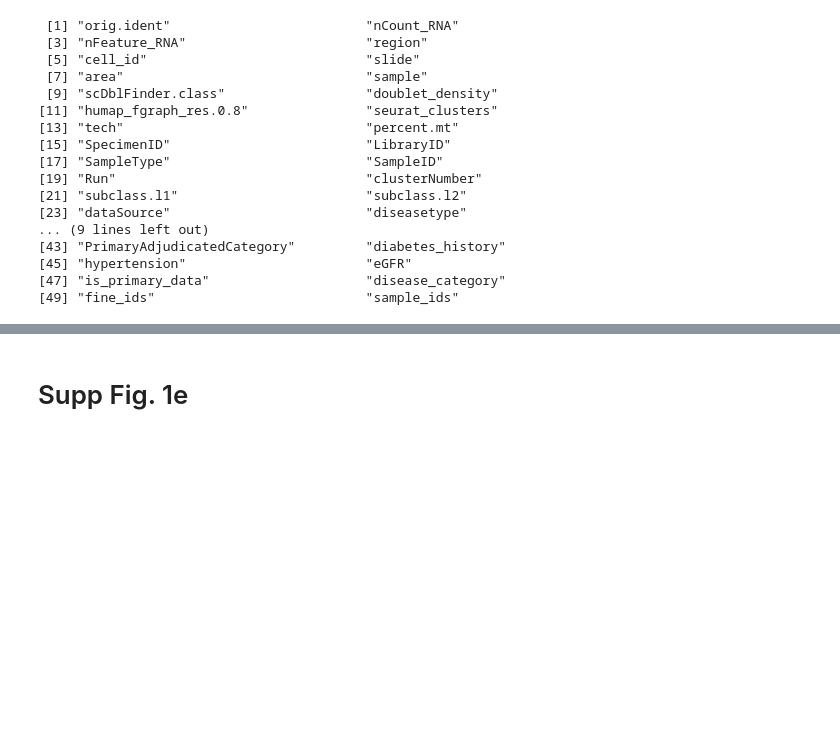
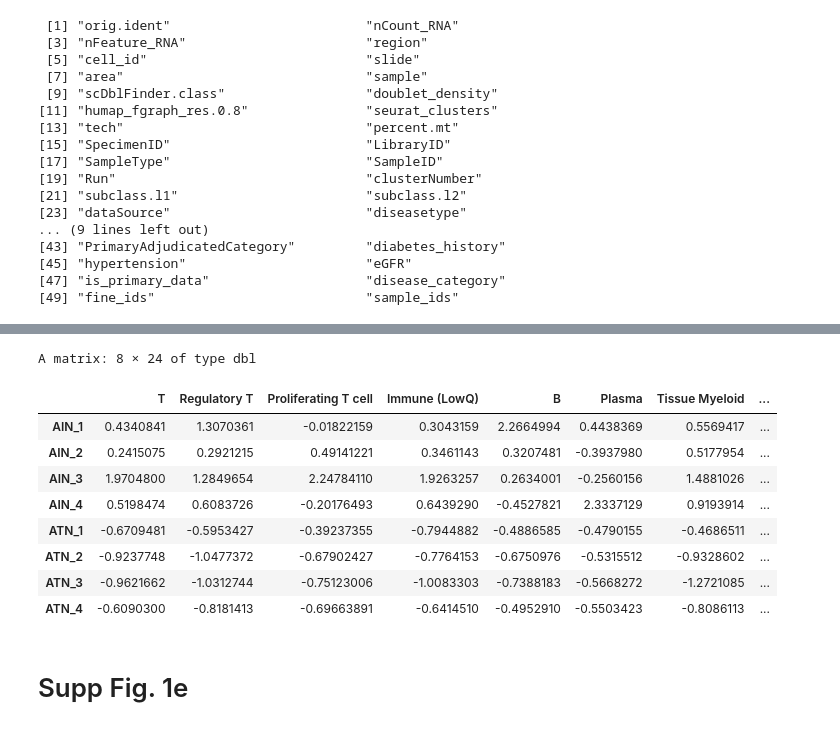
Before and after one commit to qinqian/kidney_autoimmune, a Jupyter notebook: phaseZ2_refactor_figs/SuppFig1.ipynb, the cells around one changed output, grey strips where cells are left out. Cells and saved outputs as stored; diff of their text form; code cells hidden in the pictures; blank space fills up the shorter version.

```diff
--- a/phaseZ2_refactor_figs/SuppFig1.ipynb
+++ b/phaseZ2_refactor_figs/SuppFig1.ipynb
@@ -623,6 +808,19 @@ ha1 = rowAnnotation(samples = my_sample_col$group,
 colnames(sample_mat)[colnames(sample_mat)=='Immune Cell'] = 'Immune (LowQ)'
 colnames(sample_mat) = gsub(" Cell", "", colnames(sample_mat))
 sample_mat = sample_mat[, names(celltype_colors)]
+# %%
+sample_mat
+# %% [output]
+A matrix: 8 × 24 of type dbl
+|  | T | Regulatory T | Proliferating T cell | Immune (LowQ) | B | Plasma | Tissue Myeloid | ... |
+| AIN_1 | 0.4340841 | 1.3070361 | -0.01822159 | 0.3043159 | 2.2664994 | 0.4438369 | 0.5569417 | ... |
+| AIN_2 | 0.2415075 | 0.2921215 | 0.49141221 | 0.3461143 | 0.3207481 | -0.3937980 | 0.5177954 | ... |
+| AIN_3 | 1.9704800 | 1.2849654 | 2.24784110 | 1.9263257 | 0.2634001 | -0.2560156 | 1.4881026 | ... |
+| AIN_4 | 0.5198474 | 0.6083726 | -0.20176493 | 0.6439290 | -0.4527821 | 2.3337129 | 0.9193914 | ... |
+| ATN_1 | -0.6709481 | -0.5953427 | -0.39237355 | -0.7944882 | -0.4886585 | -0.4790155 | -0.4686511 | ... |
+| ATN_2 | -0.9237748 | -1.0477372 | -0.67902427 | -0.7764153 | -0.6750976 | -0.5315512 | -0.9328602 | ... |
+| ATN_3 | -0.9621662 | -1.0312744 | -0.75123006 | -1.0083303 | -0.7388183 | -0.5668272 | -1.2721085 | ... |
+| ATN_4 | -0.6090300 | -0.8181413 | -0.69663891 | -0.6414510 | -0.4952910 | -0.5503423 | -0.8086113 | ... |
 # %%
 # # Desired cell size
 # cell_width <- unit(2.5, "mm")   # width per column
```
Also changed, not shown: parts of 29 cells of this notebook, 5 other files.
